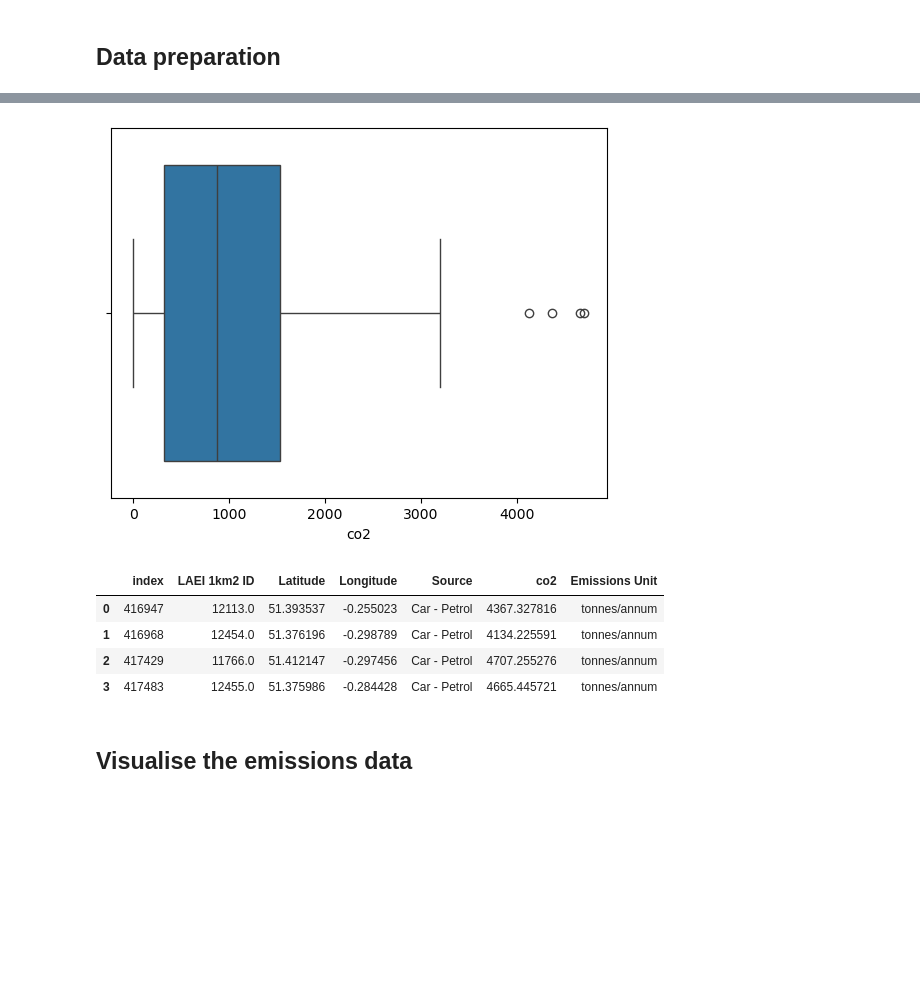
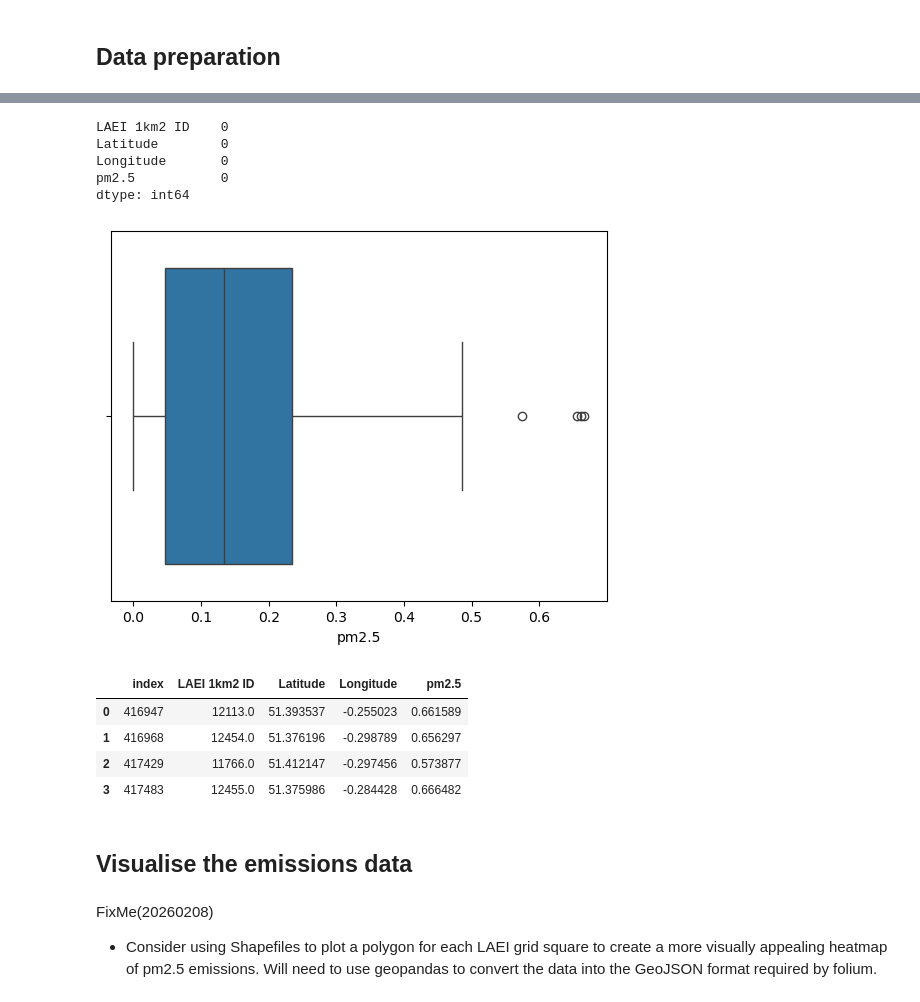
Before and after one commit to andrewsivanesan/London-air-quality, a Jupyter notebook: LondonAirQualityAnalysis.ipynb, the cells around one changed output, grey strips where cells are left out. Cells and saved outputs as stored; diff of their text form; code cells hidden in the pictures; blank space fills up the shorter version.

```diff
--- a/LondonAirQualityAnalysis.ipynb
+++ b/LondonAirQualityAnalysis.ipynb
@@ -49,13 +37,7 @@ fname_boundary = "KingstonUponThamesBoundary.geojson"
 # read in the file
 df = pd.read_csv(fname)
 
-# define filter condition
-cond = (df["Year"] == 2022) & (df["Borough"] == "Kingston") & (df["Sector"] == "Road Transport")
-
-# filter the data
-kingston_road_transport = df[cond].copy()
-
 # create latitude and longitude columns
 # This cell takes around 30 seconds to run
-kingston_road_transport["Latitude"] = kingston_road_transport.apply(lambda x: transformer.transform(x["easting"], x["northing"])[0], axis=1)
-kingston_road_transport["Longitude"] = kingston_road_transport.apply(lambda x: transformer.transform(x["easting"], x["northing"])[1], axis=1)
+df["Latitude"] = df.apply(lambda x: transformer.transform(x["easting"], x["northing"])[0], axis=1)
+df["Longitude"] = df.apply(lambda x: transformer.transform(x["easting"], x["northing"])[1], axis=1)
@@ -95,8 +44,9 @@ kingston_road_transport[pollutant_cols].describe()
 # %%
+# define the filter conditions
+cond_kingston_petrol_cars = (df["Year"] == 2022) & (df["Borough"] == "Kingston") & (df["Source"] == ("Car - Petrol"))
+
 # define the columns to select
-cols = ["LAEI 1km2 ID", "Latitude", "Longitude", "Source", "co2", "Emissions Unit"]
+cols = ["LAEI 1km2 ID", "Latitude", "Longitude", "pm2.5"]
 
 # apply filters and select columns
-kingston_road_transport = kingston_road_transport[cols]
-
-kingston_road_transport.head()
+petrol_cars = df[cond_kingston_petrol_cars][cols]
@@ -155,3 +58,0 @@ plt.show()
-# %%
-petrol_cars = kingston_road_transport[kingston_road_transport["Source"] == "Car - Petrol"]
-petrol_cars.head()
@@ -177,27 +71,39 @@ petrol_cars.describe()
+# %%
+petrol_cars.isnull().sum()
+# %% [output]
+LAEI 1km2 ID    0
+Latitude        0
+Longitude       0
+pm2.5           0
+dtype: int64
 # %%
-sns.boxplot(data=petrol_cars, x="co2")
+sns.boxplot(x=petrol_cars["pm2.5"])
 plt.show()
 # %% [output]
-[figure, old version]
+[figure, new version]
 # %%
 # Apply Tukey's fence to filter for outlier values
 
-LQ = petrol_cars["co2"].quantile(0.25)
-UQ = petrol_cars["co2"].quantile(0.75)
+LQ = petrol_cars["pm2.5"].quantile(0.25)
+UQ = petrol_cars["pm2.5"].quantile(0.75)
 IQR = UQ - LQ
 tukey_fence_upper = UQ + (1.5 * IQR)
-cond_tukey_fence_upper = petrol_cars["co2"] > tukey_fence_upper
+cond_tukey_fence_upper = petrol_cars["pm2.5"] > tukey_fence_upper
 
 outliers = petrol_cars[cond_tukey_fence_upper].reset_index()
 outliers
 # %% [output]
-|  | index | LAEI 1km2 ID | Latitude | Longitude | Source | co2 | Emissions Unit |
-| 0 | 416947 | 12113.0 | 51.393537 | -0.255023 | Car - Petrol | 4367.327816 | tonnes/annum |
-| 1 | 416968 | 12454.0 | 51.376196 | -0.298789 | Car - Petrol | 4134.225591 | tonnes/annum |
-| 2 | 417429 | 11766.0 | 51.412147 | -0.297456 | Car - Petrol | 4707.255276 | tonnes/annum |
-| 3 | 417483 | 12455.0 | 51.375986 | -0.284428 | Car - Petrol | 4665.445721 | tonnes/annum |
+|  | index | LAEI 1km2 ID | Latitude | Longitude | pm2.5 |
+| 0 | 416947 | 12113.0 | 51.393537 | -0.255023 | 0.661589 |
+| 1 | 416968 | 12454.0 | 51.376196 | -0.298789 | 0.656297 |
+| 2 | 417429 | 11766.0 | 51.412147 | -0.297456 | 0.573877 |
+| 3 | 417483 | 12455.0 | 51.375986 | -0.284428 | 0.666482 |
 # %% [markdown]
 ## Visualise the emissions data
+# %% [markdown]
+FixMe(20260208)
+
+* Consider using Shapefiles to plot a polygon for each LAEI grid square to create a more visually appealing heatmap of pm2.5 emissions. Will need to use geopandas to convert the data into the GeoJSON format required by folium.
 # %%
 kingston_coords = [51.4123, -0.3007]
 m1 = folium.Map(location=kingston_coords, zoom_start=12)
```
Also changed, not shown: parts of 15 cells of this notebook, 5 other files.
